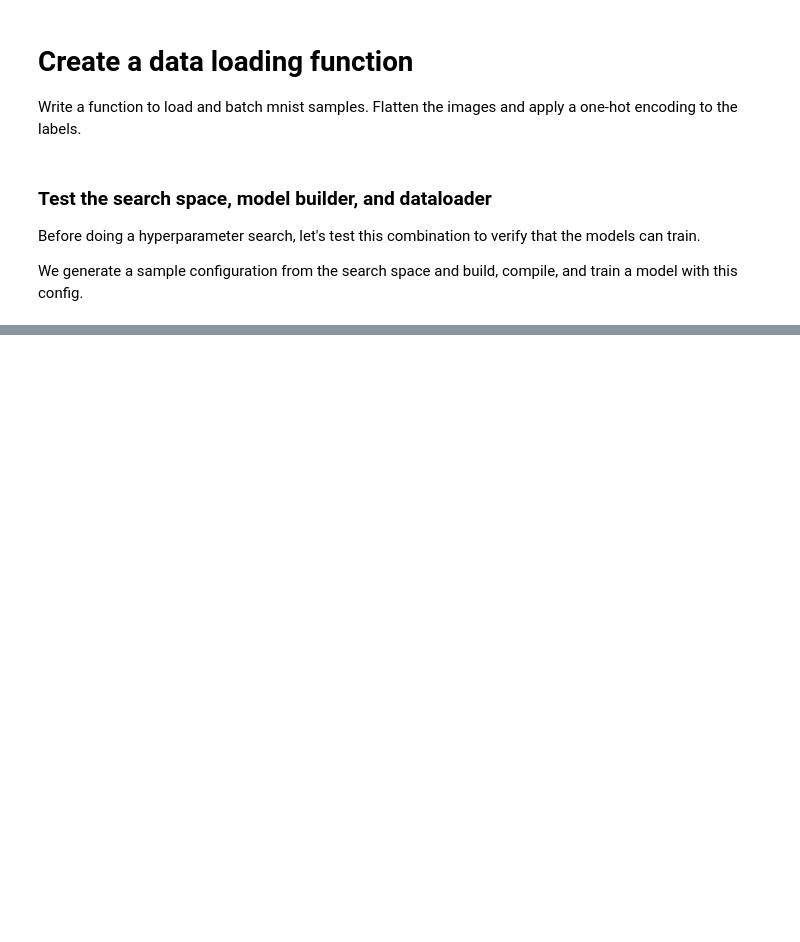
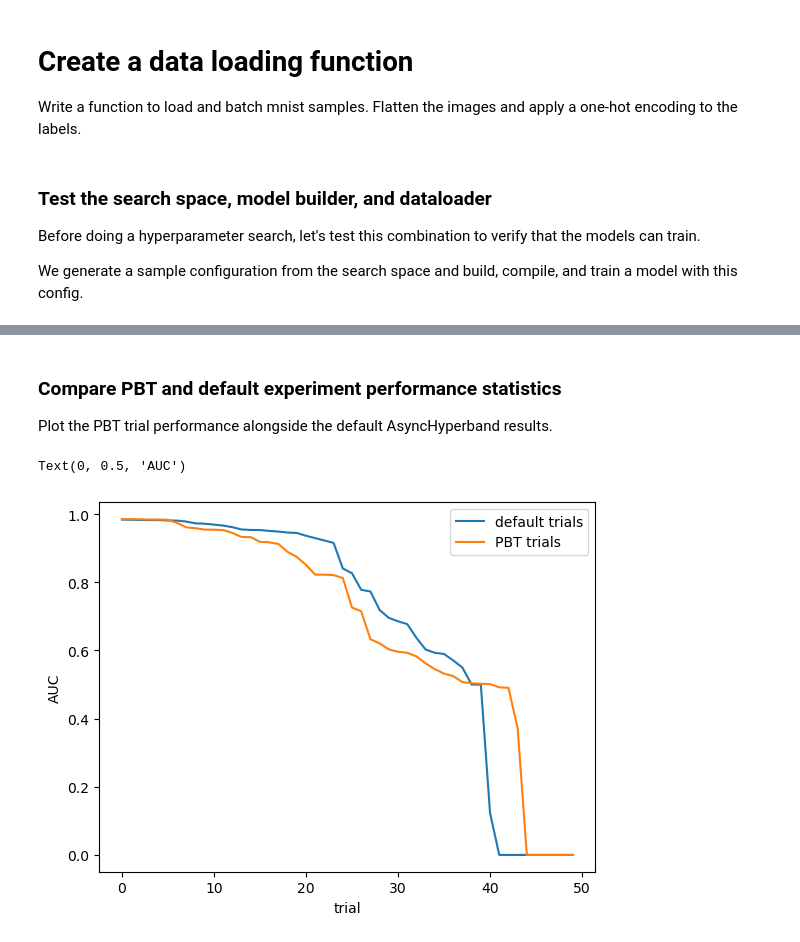
Before and after one commit to PathologyDataScience/glimr, a Jupyter notebook: examples/mnist_example.ipynb, the cells around one changed output, grey strips where cells are left out. Cells and saved outputs as stored; diff of their text form; code cells hidden in the pictures; blank space fills up the shorter version.

```diff
--- a/examples/mnist_example.ipynb
+++ b/examples/mnist_example.ipynb
@@ -443,0 +495,17 @@ Number of trials: 8/100 (4 PENDING, 4 RUNNING)
+# %%
+from ray.tune.schedulers import PopulationBasedTraining
+
+# create the Search object instance
+tuner = Search(space, builder, dataloader, "mnist_auc")
+
+# create the PBT trainer - the entire search space eligible for mutation
+scheduler = PopulationBasedTraining(
+    time_attr="training_iteration",
+    hyperparam_mutations=space)
+
+# run 50 trials with the PBT trainer
+with contextlib.redirect_stderr(open(os.devnull, "w")):
+    results = tuner.experiment(local_dir=temp_dir.name,
+                               name="pbt",
+                               num_samples=50,
+                               scheduler=scheduler)
@@ -443,0 +556,19 @@ Number of trials: 8/100 (4 PENDING, 4 RUNNING)
+# %% [markdown]
+### Compare PBT and default experiment performance statistics
+
+Plot the PBT trial performance alongside the default AsyncHyperband results.
+# %%
+# get dataframe from default experiment
+pbt_table = results.get_dataframe()
+pbt_auc = np.array(pbt_table["mnist_auc"])
+
+# plot
+import matplotlib.pyplot as plt
+plt.plot(-np.sort(-default_auc))
+plt.plot(-np.sort(-pbt_auc))
+plt.legend(["default trials", "PBT trials"])
+plt.xlabel("trial")
+plt.ylabel("AUC")
+# %% [output]
+Text(0, 0.5, 'AUC')
+[figure, added]
```
Also changed, not shown: parts of 16 cells of this notebook.
